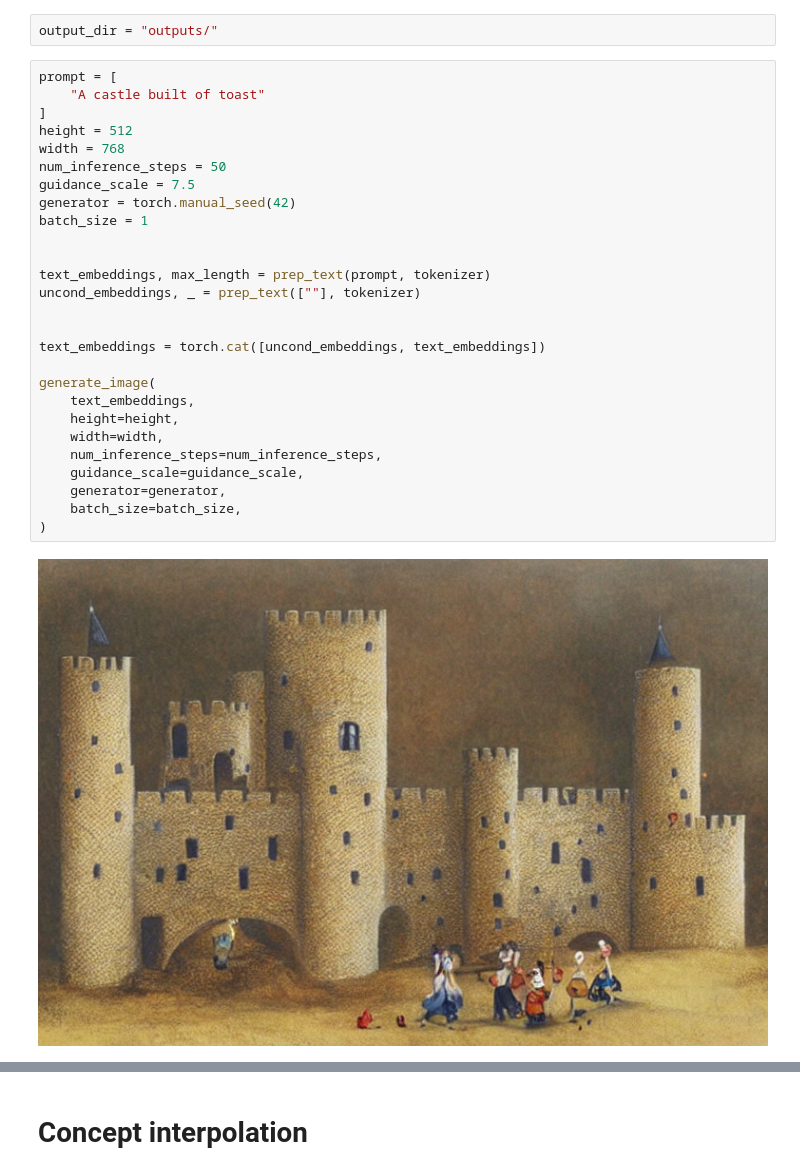
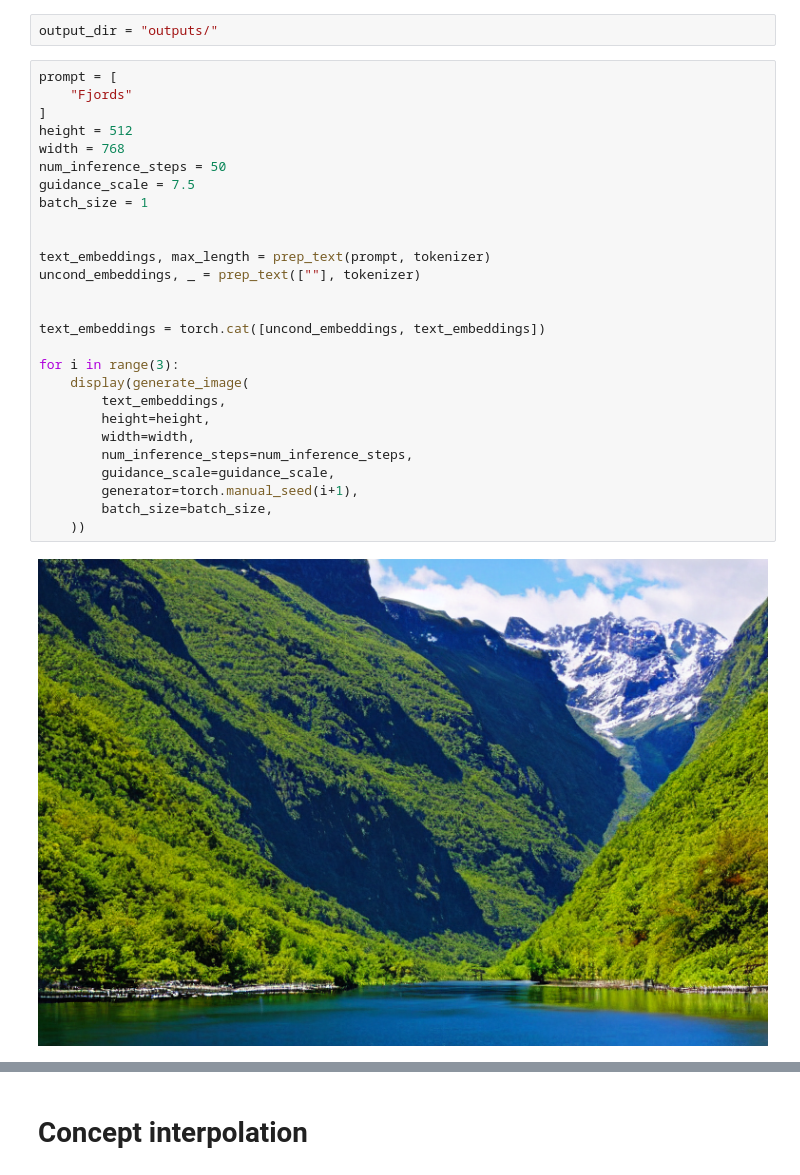
Before and after one commit to jerome3o/stable-diffusion, a Jupyter notebook: scratch.ipynb, the cells around one changed output, grey strips where cells are left out. Drawn from its saved outputs; the diff is of its cells as text.

Commit message:
worker main generating images correctly

```diff
--- a/scratch.ipynb
+++ b/scratch.ipynb
@@ -194,30 +184,30 @@ pip install accelerate
 output_dir = "outputs/"
 # %%
 prompt = [
-    "A castle built of toast"
+    "Fjords"
 ]
 height = 512
 width = 768
 num_inference_steps = 50
 guidance_scale = 7.5
-generator = torch.manual_seed(42)
 batch_size = 1
 
 
 text_embeddings, max_length = prep_text(prompt, tokenizer)
 uncond_embeddings, _ = prep_text([""], tokenizer)
 
 
 text_embeddings = torch.cat([uncond_embeddings, text_embeddings])
 
-generate_image(
-    text_embeddings,
-    height=height,
-    width=width,
-    num_inference_steps=num_inference_steps,
-    guidance_scale=guidance_scale,
-    generator=generator,
-    batch_size=batch_size,
-)
+for i in range(3):
+    display(generate_image(
+        text_embeddings,
+        height=height,
+        width=width,
+        num_inference_steps=num_inference_steps,
+        guidance_scale=guidance_scale,
+        generator=torch.manual_seed(i+1),
+        batch_size=batch_size,
+    ))
 # %% [output]
-[figure, old version]
+[figure, new version]
```
Also changed, not shown: parts of 8 cells of this notebook, 1 other file.
